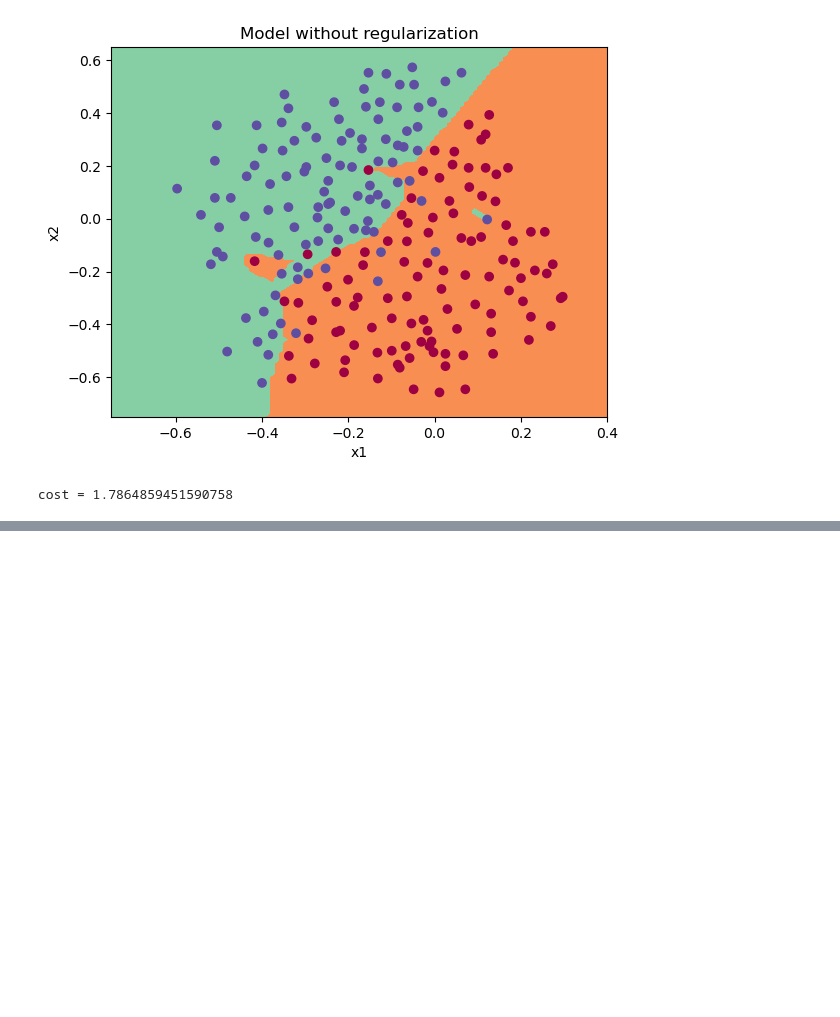
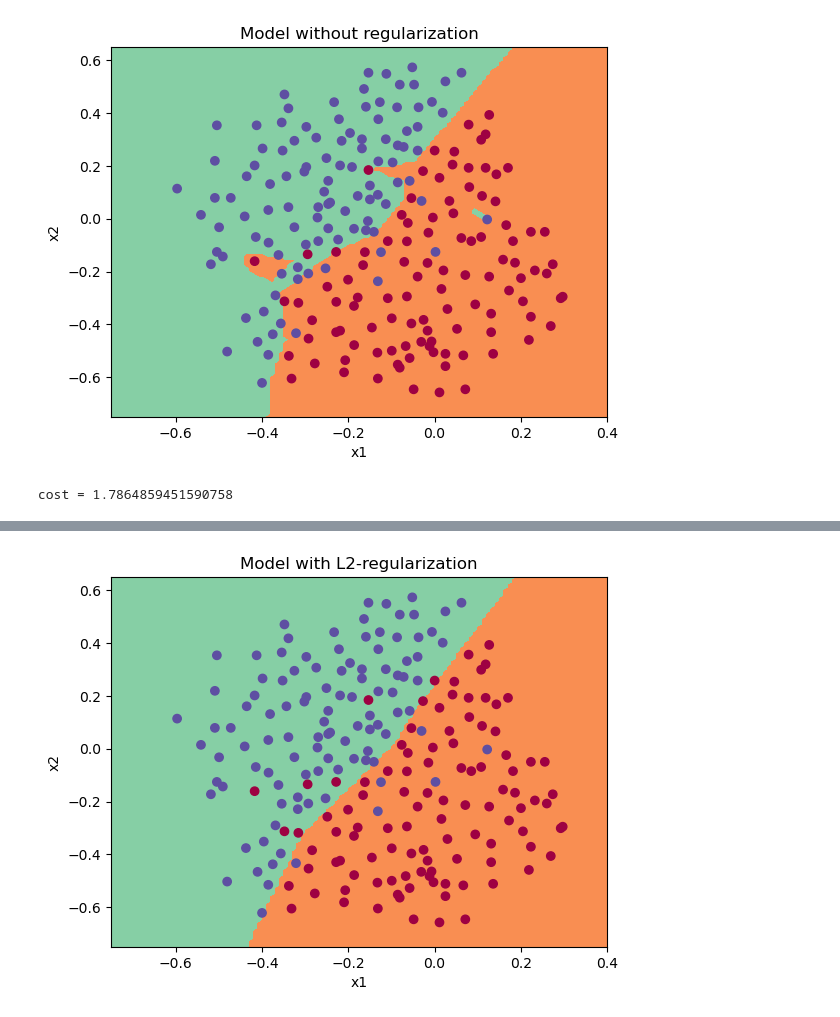
Before and after one commit to kumar-gaurav-mishra/DeepLearning_And_Machine_Learning_Concepts, a Jupyter notebook: Regularization/Regularization.ipynb, the cells around one changed output, grey strips where cells are left out. Saved outputs shown, nothing was run; the diff lists cells and outputs as text; code cells hidden in the pictures; blank space fills up the shorter version.

Commit message:
Completed L2 Regularization

```diff
--- a/Regularization/Regularization.ipynb
+++ b/Regularization/Regularization.ipynb
@@ -125,0 +179,8 @@ cost = 1.7864859451590758
+# %%
+plt.title("Model with L2-regularization")
+axes = plt.gca()
+axes.set_xlim([-0.75,0.40])
+axes.set_ylim([-0.75,0.65])
+plot_decision_boundary(lambda x: predict_dec(params, x.T), train_X, train_Y)
+# %% [output]
+[figure, added]
```
Also changed, not shown: parts of 5 cells of this notebook, 7 other files.
